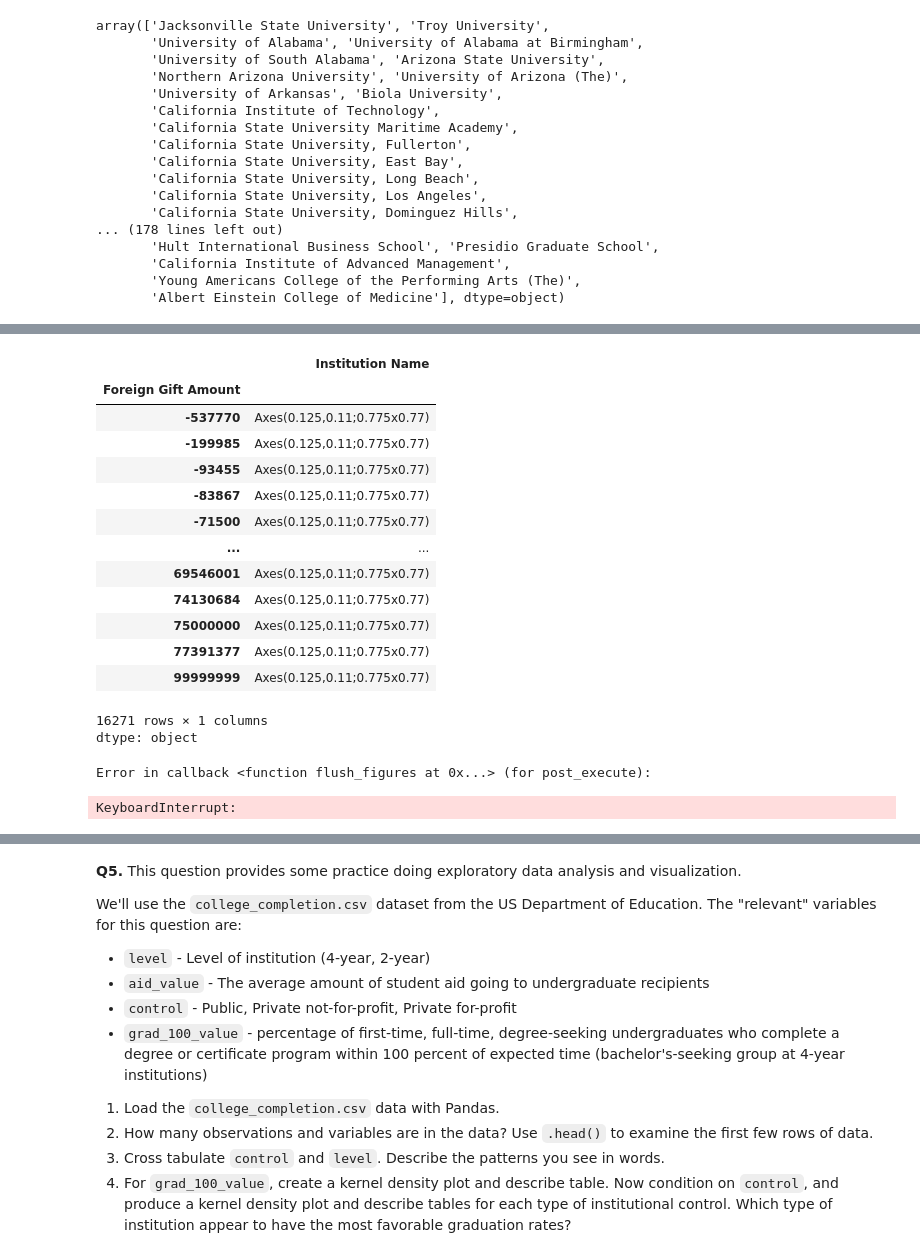
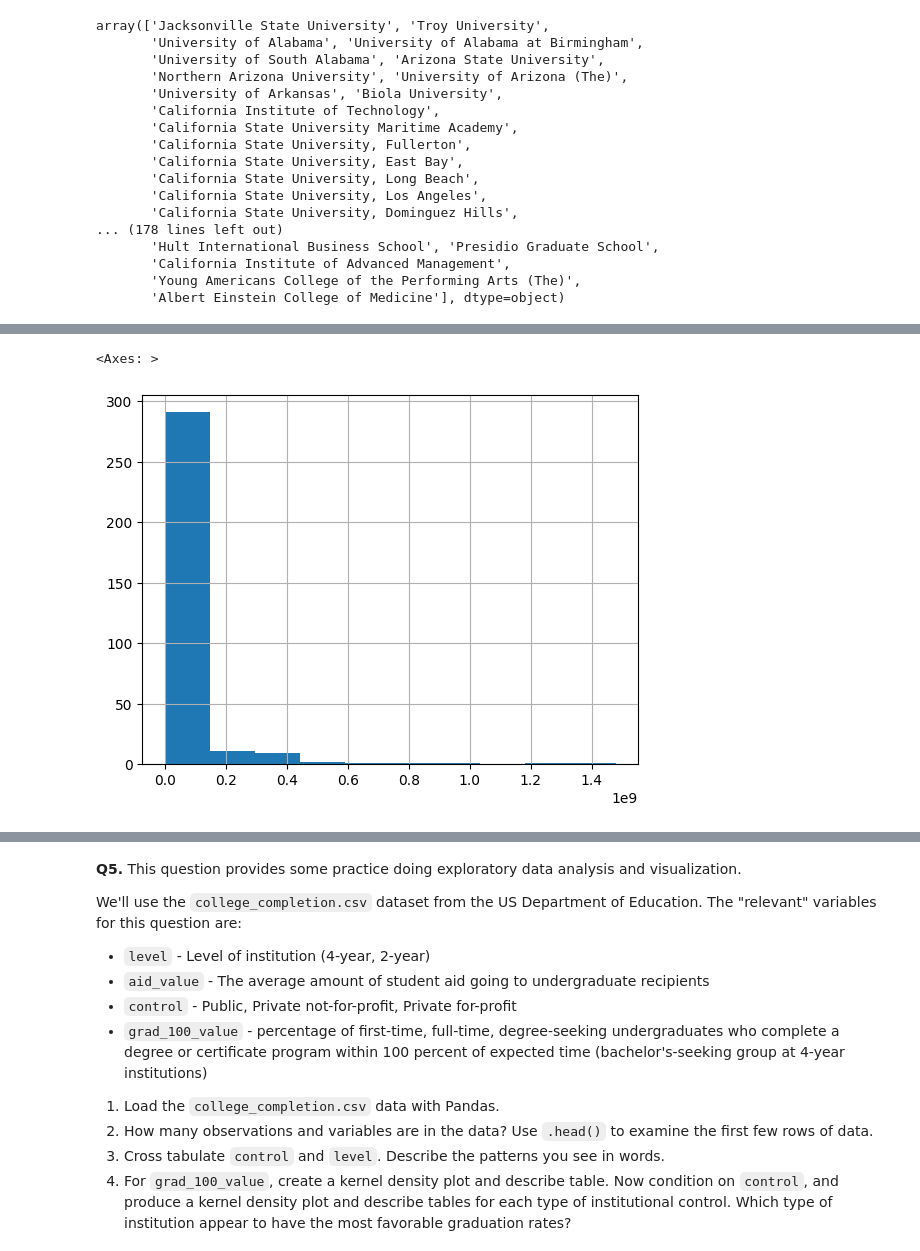
Before and after one commit to AngelikaBaloy/undergrad_ml_assignments, a Jupyter notebook: 01_assignment_wrangling_and_eda.ipynb, the cells around one changed output, grey strips where cells are left out. Saved outputs shown, nothing was run; the diff lists cells and outputs as text; code cells hidden in the pictures.

```diff
--- a/01_assignment_wrangling_and_eda.ipynb
+++ b/01_assignment_wrangling_and_eda.ipynb
@@ -409,24 +432,8 @@ array(['Jacksonville State University', 'Troy University',
 # %%
-# 5 ) hist institutions
-inst = gifts['Institution Name'].groupby(gifts['Foreign Gift Amount'])
-inst.hist()
-
-# why on earth is my output like that
+# 5 ) hist institutions (all)
+inst = gifts['Foreign Gift Amount'].groupby(gifts['Institution Name']).sum()
+inst.hist() # large spread, positive skew
+# go back and make this better if you have time
 # %% [output]
-|  | Institution Name |
-| Foreign Gift Amount |  |
-| -537770 | Axes(0.125,0.11;0.775x0.77) |
-| -199985 | Axes(0.125,0.11;0.775x0.77) |
-| -93455 | Axes(0.125,0.11;0.775x0.77) |
-| -83867 | Axes(0.125,0.11;0.775x0.77) |
-| -71500 | Axes(0.125,0.11;0.775x0.77) |
-| ... | ... |
-| 69546001 | Axes(0.125,0.11;0.775x0.77) |
-| 74130684 | Axes(0.125,0.11;0.775x0.77) |
-| 75000000 | Axes(0.125,0.11;0.775x0.77) |
-| 77391377 | Axes(0.125,0.11;0.775x0.77) |
-| 99999999 | Axes(0.125,0.11;0.775x0.77) |
-16271 rows × 1 columns
-dtype: object
+<Axes: >
-Error in callback <function flush_figures at 0x...> (for post_execute):
-KeyboardInterrupt:
+[figure, added]
```
Also changed, not shown: parts of 12 cells of this notebook.
